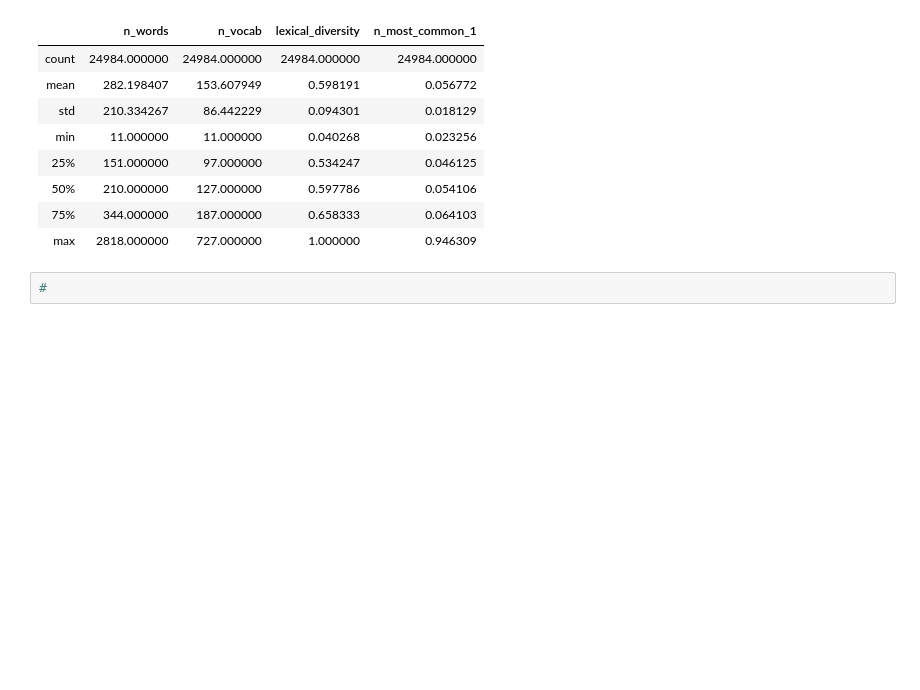
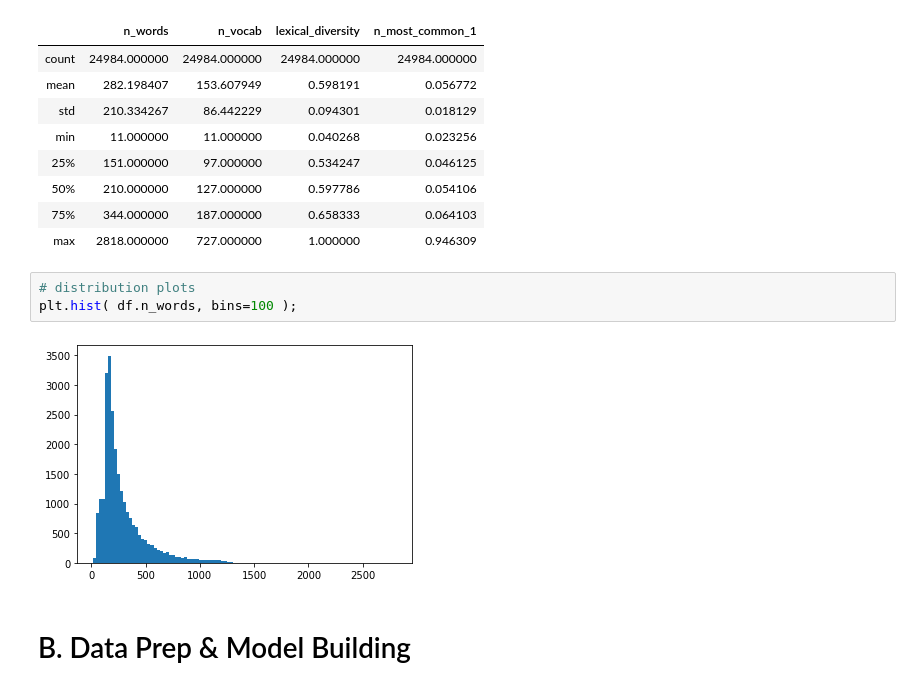
Before and after one commit to bilha-analytics/es_services, a Jupyter notebook: chat_bot_2/notebooks/round_2.ipynb, the cells around one changed output. Saved outputs shown, nothing was run; the diff lists cells and outputs as text; blank space fills up the shorter version.

```diff
--- a/chat_bot_2/notebooks/round_2.ipynb
+++ b/chat_bot_2/notebooks/round_2.ipynb
@@ -167,5 +170,10 @@ Summaries
 | 50% | 210.000000 | 127.000000 | 0.597786 | 0.054106 |
 | 75% | 344.000000 | 187.000000 | 0.658333 | 0.064103 |
 | max | 2818.000000 | 727.000000 | 1.000000 | 0.946309 |
-# %%
-#
+# %%
+# distribution plots
+plt.hist( df.n_words, bins=100 );
+# %% [output]
+[figure, added]
+# %% [markdown]
+# B. Data Prep & Model Building
```
Also changed, not shown: parts of 20 cells of this notebook, 7 other files.
